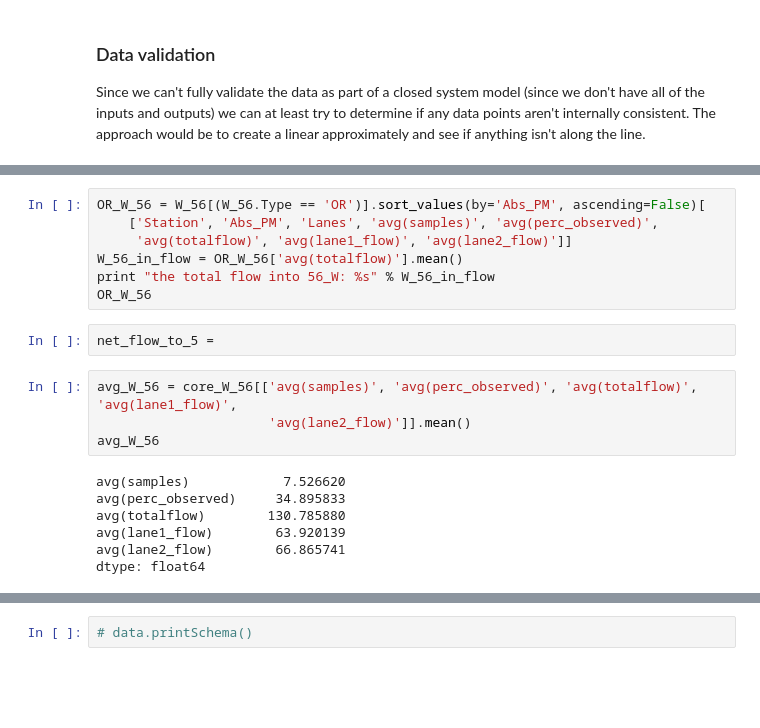
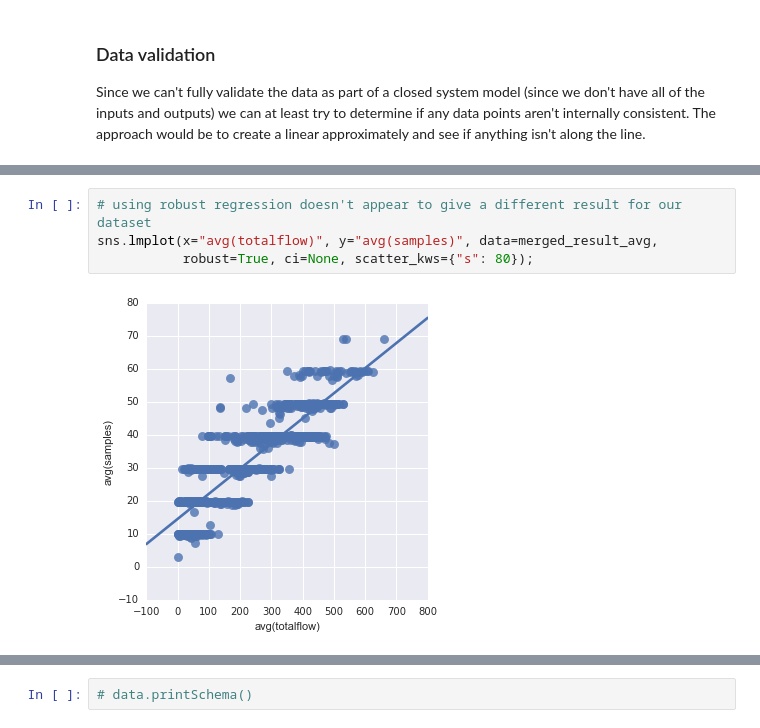
Before and after one commit to abrespect/DSE_Cohort2_Traffic_Capstone, a Jupyter notebook: cohort2/exploration/spark/spark_by_lane_analysis.ipynb, the cells around one changed output, grey strips where cells are left out. Drawn from its saved outputs; the diff is of its cells as text; blank space fills up the shorter version.

```diff
--- a/cohort2/exploration/spark/spark_by_lane_analysis.ipynb
+++ b/cohort2/exploration/spark/spark_by_lane_analysis.ipynb
@@ -545,20 +607,6 @@ ML_W_56['avg(totalflow)'].plot(kind='line')
-# %%
-OR_W_56 = W_56[(W_56.Type == 'OR')].sort_values(by='Abs_PM', ascending=False)[
-    ['Station', 'Abs_PM', 'Lanes', 'avg(samples)', 'avg(perc_observed)',
-     'avg(totalflow)', 'avg(lane1_flow)', 'avg(lane2_flow)']]
-W_56_in_flow = OR_W_56['avg(totalflow)'].mean()
-print "the total flow into 56_W: %s" % W_56_in_flow
-OR_W_56
-# %%
-net_flow_to_5 =
-# %%
-avg_W_56 = core_W_56[['avg(samples)', 'avg(perc_observed)', 'avg(totalflow)', 'avg(lane1_flow)',
-                      'avg(lane2_flow)']].mean()
-avg_W_56
-# %% [output]
-avg(samples)            7.526620
-avg(perc_observed)     34.895833
-avg(totalflow)        130.785880
-avg(lane1_flow)        63.920139
-avg(lane2_flow)        66.865741
-dtype: float64
+# %%
+# using robust regression doesn't appear to give a different result for our dataset
+sns.lmplot(x="avg(totalflow)", y="avg(samples)", data=merged_result_avg,
+           robust=True, ci=None, scatter_kws={"s": 80});
+# %% [output]
+[figure, added]
```
Also changed, not shown: parts of 73 cells of this notebook.
